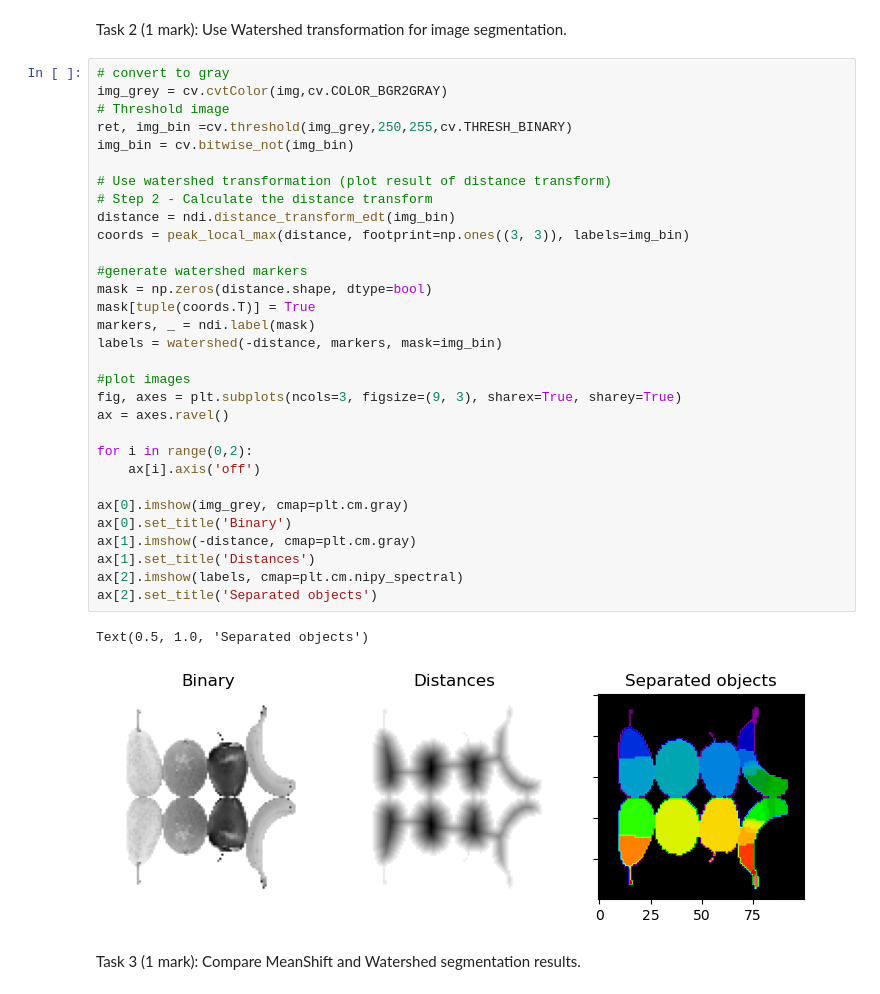
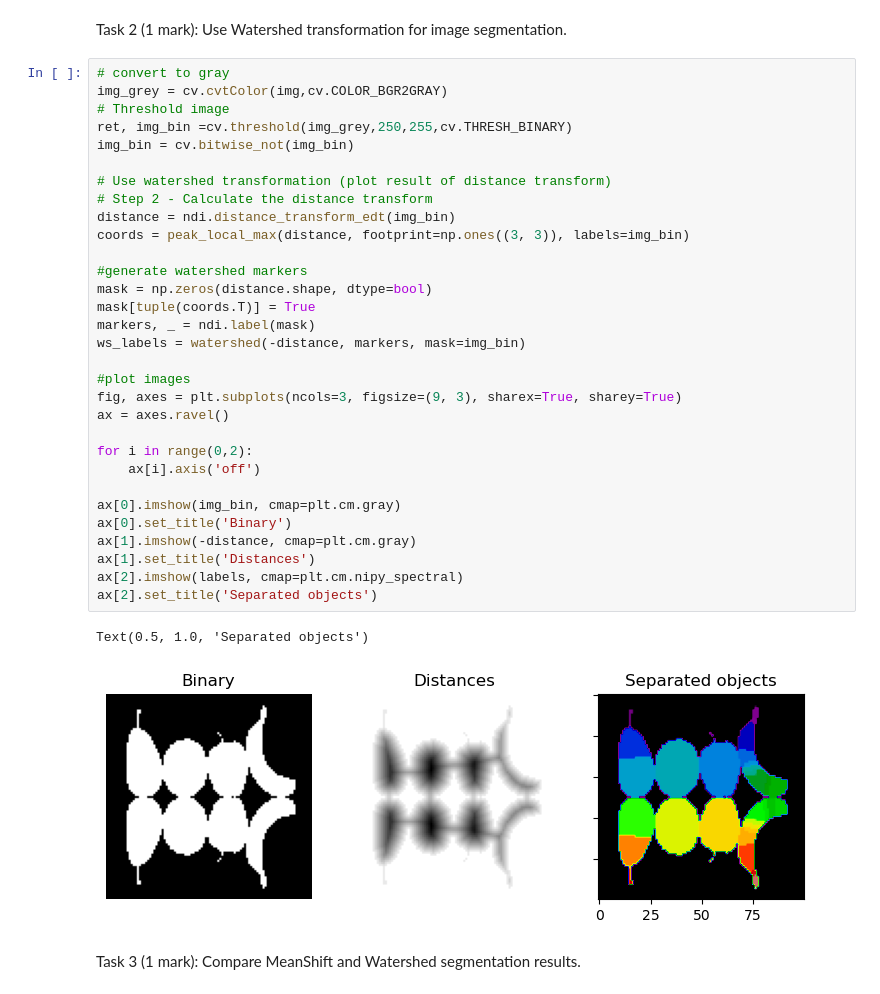
Before and after one commit to Skele-Y/COMP9517, a Jupyter notebook: lab04/lab04.ipynb, the cells around one changed output. Drawn from its saved outputs; the diff is of its cells as text.

```diff
--- a/lab04/lab04.ipynb
+++ b/lab04/lab04.ipynb
@@ -81,35 +81,35 @@ Task 2 (1 mark): Use Watershed transformation for image segmentation.
 # convert to gray
 img_grey = cv.cvtColor(img,cv.COLOR_BGR2GRAY)
 # Threshold image
 ret, img_bin =cv.threshold(img_grey,250,255,cv.THRESH_BINARY)
 img_bin = cv.bitwise_not(img_bin)
 
 # Use watershed transformation (plot result of distance transform)
 # Step 2 - Calculate the distance transform
 distance = ndi.distance_transform_edt(img_bin)
 coords = peak_local_max(distance, footprint=np.ones((3, 3)), labels=img_bin)
 
 #generate watershed markers
 mask = np.zeros(distance.shape, dtype=bool)
 mask[tuple(coords.T)] = True
 markers, _ = ndi.label(mask)
-labels = watershed(-distance, markers, mask=img_bin)
+ws_labels = watershed(-distance, markers, mask=img_bin)
 
 #plot images
 fig, axes = plt.subplots(ncols=3, figsize=(9, 3), sharex=True, sharey=True)
 ax = axes.ravel()
 
 for i in range(0,2):
     ax[i].axis('off')
 
-ax[0].imshow(img_grey, cmap=plt.cm.gray)
+ax[0].imshow(img_bin, cmap=plt.cm.gray)
 ax[0].set_title('Binary')
 ax[1].imshow(-distance, cmap=plt.cm.gray)
 ax[1].set_title('Distances')
 ax[2].imshow(labels, cmap=plt.cm.nipy_spectral)
 ax[2].set_title('Separated objects')
 # %% [output]
 Text(0.5, 1.0, 'Separated objects')
-[figure, old version]
+[figure, new version]
 # %% [markdown]
 Task 3 (1 mark): Compare MeanShift and Watershed segmentation results.
```
Also changed, not shown: parts of 1 cell of this notebook.
